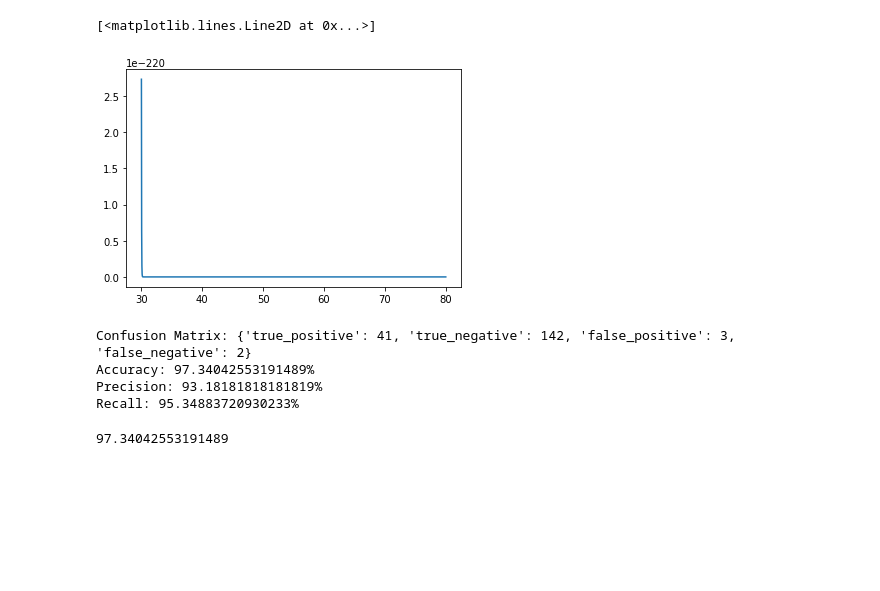
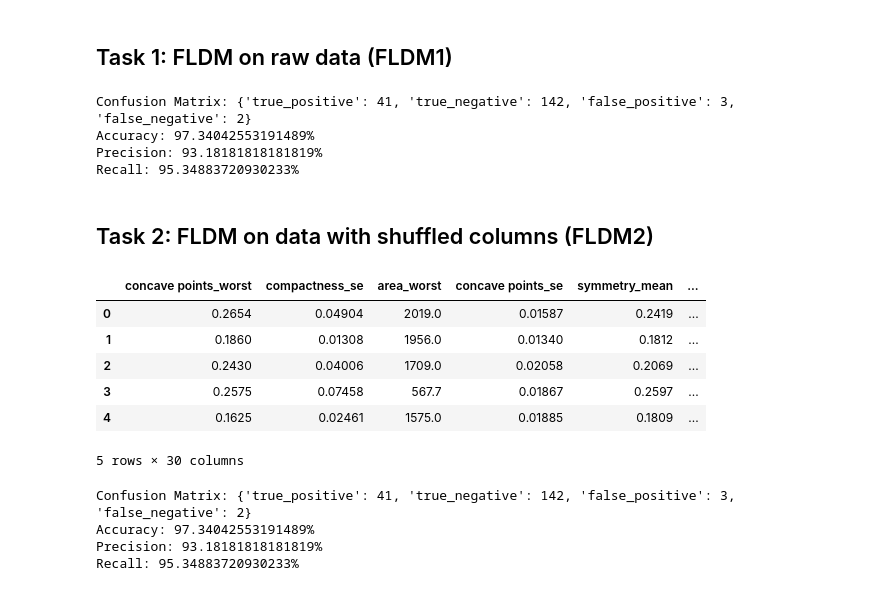
Before and after one commit to bharathvariar/ML-Project, a Jupyter notebook: src/Fisher's Linear Discriminant Analysis.ipynb, the cells around one changed output. Saved outputs shown, nothing was run; the diff lists cells and outputs as text; code cells hidden in the pictures; blank space fills up the shorter version.

Commit message:
Project Complete

```diff
--- a/src/Fisher's Linear Discriminant Analysis.ipynb
+++ b/src/Fisher's Linear Discriminant Analysis.ipynb
@@ -16,13 +20,15 @@ mean = np.mean(df, axis=0)
 for i in range(1, df.shape[1]):
     df.iloc[:, i].fillna(mean[i-1], inplace=True)
 X_train, X_test, y_train, y_test = train_test_split(df, shuffle = False)
+# %% [markdown]
+## Task 1: FLDM on raw data (FLDM1)
 # %%
 # build the FLDM model
-fldm = LinearDiscriminantAnalysis(n_components=1)
-fldm.fit(X_train, y_train)
+fldm1 = LinearDiscriminantAnalysis(n_components=1)
+fldm1.fit(X_train, y_train)
 
 # project the training data onto the 1-dimensional FLDM space
-X_train_lda = fldm.transform(X_train)
+X_train_lda = fldm1.transform(X_train)
 # %%
 # find the decision boundary in the 1-dimensional FLDM space
 mean_pos = np.mean(X_train_lda[y_train == 1])
@@ -32,24 +38,31 @@ std_neg = np.std(X_train_lda[y_train == -1])
 
 threshold = (mean_pos + mean_neg) / 2
 
-x = np.linspace(30, 80, 10000)
-y1 = 1/(std_pos*np.sqrt(2*PI)) * np.exp(-(x-mean_pos)**2 / 2*std_pos**2)
-plt.plot(x, y1)
-# assume X_test and y_test are the testing data and labels respectively
+# project the testing data onto the 1-dimensional FLDM space
+X_test_lda = fldm1.transform(X_test)
+
+# evaluate the performance of the model on the testing data
+y_pred = np.where(X_test_lda > threshold, 1, -1)
+accuracy_fldm1 = evaluate(y_test, y_pred)
 # %% [output]
-[<matplotlib.lines.Line2D at 0x...>]
+Confusion Matrix: {'true_positive': 41, 'true_negative': 142, 'false_positive': 3, 'false_negative': 2}
+Accuracy: 97.34042553191489%
+Precision: 93.18181818181819%
+Recall: 95.34883720930233%
-[figure, removed]
-# %%
-# project the testing data onto the 1-dimensional FLDM space
-
-X_test_lda = fldm.transform(X_test)
-
-# evaluate the performance of the model on the testing data
-y_pred = np.where(X_test_lda > threshold, 1, -1)
-evaluate(y_test, y_pred)
-# %% [output]
-Confusion Matrix: {'true_positive': 41, 'true_negative': 142, 'false_positive': 3, 'false_negative': 2}
-Accuracy: 97.34042553191489%
-Precision: 93.18181818181819%
-Recall: 95.34883720930233%
-97.34042553191489
+# %% [markdown]
+## Task 2: FLDM on data with shuffled columns (FLDM2)
+# %%
+# randomly shuffle the order of features in the training data
+np.random.seed(42)
+n_features = X_train.shape[1]
+feature_order = np.random.permutation(n_features)
+X_train_shuffled = X_train[X_train.columns[feature_order]]
+X_train_shuffled.head()
+# %% [output]
+|  | concave points_worst | compactness_se | area_worst | concave points_se | symmetry_mean | ... |
+| 0 | 0.2654 | 0.04904 | 2019.0 | 0.01587 | 0.2419 | ... |
+| 1 | 0.1860 | 0.01308 | 1956.0 | 0.01340 | 0.1812 | ... |
+| 2 | 0.2430 | 0.04006 | 1709.0 | 0.02058 | 0.2069 | ... |
+| 3 | 0.2575 | 0.07458 | 567.7 | 0.01867 | 0.2597 | ... |
+| 4 | 0.1625 | 0.02461 | 1575.0 | 0.01885 | 0.1809 | ... |
+5 rows × 30 columns
@@ -55,0 +76,23 @@ Recall: 95.34883720930233%
+# %%
+# find the decision boundary in the 1-dimensional FLDM space
+mean_pos = np.mean(X_train_lda[y_train == 1])
+mean_neg = np.mean(X_train_lda[y_train == -1])
+std_pos = np.std(X_train_lda[y_train == 1])
+std_neg = np.std(X_train_lda[y_train == -1])
+
+threshold = (mean_pos + mean_neg) / 2
+
+# shuffle the order of features in the testing data
+X_test_shuffled = X_test[X_test.columns[feature_order]]
+
+# project the testing data onto the 1-dimensional FLDM space
+X_test_lda = fldm2.transform(X_test_shuffled)
+
+# evaluate the performance of the model on the testing data
+y_pred = np.where(X_test_lda > threshold, 1, -1)
+accuracy2 = evaluate(y_test, y_pred)
+# %% [output]
+Confusion Matrix: {'true_positive': 41, 'true_negative': 142, 'false_positive': 3, 'false_negative': 2}
+Accuracy: 97.34042553191489%
+Precision: 93.18181818181819%
+Recall: 95.34883720930233%
```
Also changed, not shown: parts of 3 cells of this notebook, 52 other files.
